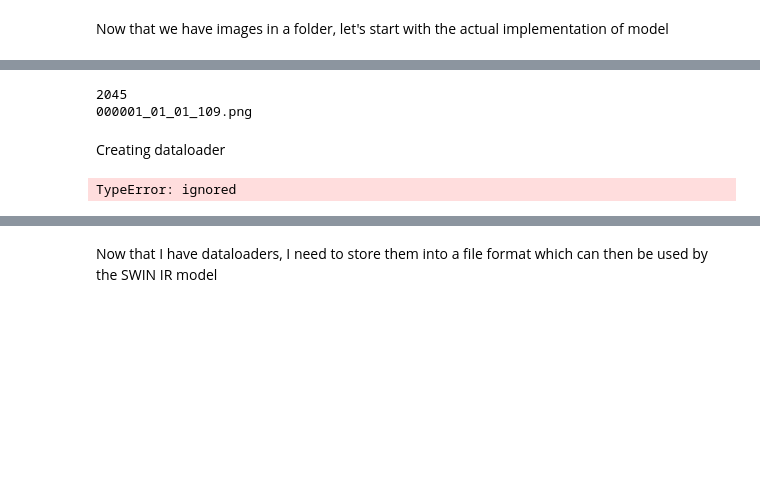
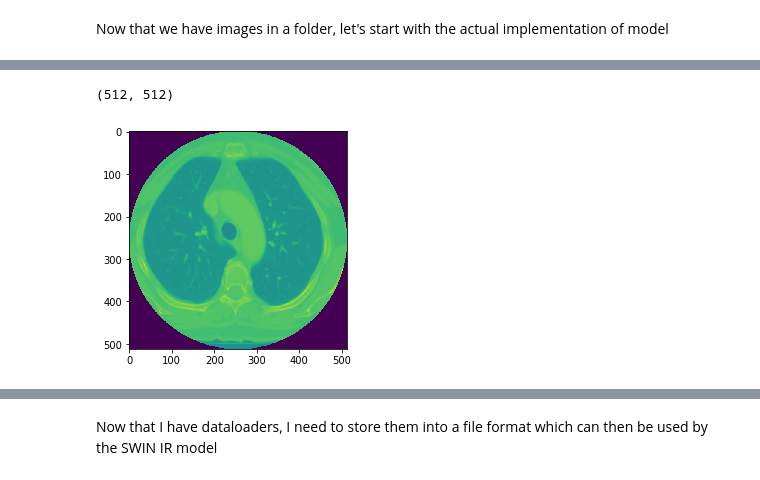
Before and after one commit to vidushiMaheshwari/SWIN-IR, a Jupyter notebook: SWIN_IR_transfer_learning.ipynb, the cells around one changed output, grey strips where cells are left out. Saved outputs shown, nothing was run; the diff lists cells and outputs as text; code cells hidden in the pictures; blank space fills up the shorter version.

Commit message:
Corrected Images saved in high_res folder

```diff
--- a/SWIN_IR_transfer_learning.ipynb
+++ b/SWIN_IR_transfer_learning.ipynb
@@ -180,9 +167,11 @@ def downsample(img, downsample_ratio, height=512, width=512):
     img = torchvision.transforms.functional.resize(img,
                 ((int)(img.size[1]*downsample_ratio),
                 (int)(img.size[0]*downsample_ratio)), interpolation=torchvision.transforms.transforms.InterpolationMode.NEAREST)
-    transform = torchvision.transforms.Compose([torchvision.transforms.Resize((height, width))])
+    transform = torchvision.transforms.Compose([torchvision.transforms.Resize((height, width)), torchvision.transforms.ToTensor()])
     img = transform(img)
     return img
+
+    ## this returns a PIL image
 
 # def normalising_windows(min, max, values):
 #         return (values-min)/((max-min)*1.0)
@@ -191,7 +180,6 @@ def windowing(img):
     '''
     TODO:: try only subtracting
     '''
-    img = img['image']
     img = np.array(img)
     max = (np.amax(np.amax(img, axis=1), axis=0))
     min = (np.amin(np.amin(img, axis=1), axis=0))
@@ -204,29 +192,21 @@ def windowing(img):
     return img
 # %%
 class custom_transformation():
-    def __call__(self, img, ratio=2):
-        name = img['name']
+    def __init__(self, ratio=2):
+      self.ratio = ratio
+    def __call__(self, img):
+        img = img
         img = windowing(img)
-        img = downsample(img, ratio, height=512, width=512)
-        transform = torchvision.transforms.Compose([torchvision.transforms.ToTensor()])
-        img = transform(img)
-        return [img, name]
+        # transform = torchvision.transforms.Compose([torchvision.transforms.ToTensor()])
+        # img = transform(img)
+        return img
     def __repr__(self):
         return "custom transformation"
 # %%
-dataset = CustomImageDataset('/content/DL_info.csv', '/content/Images_png', transform=custom_transformation())
-
-# dataset = torch.utils.data.Subset(dataset, mask)
+dataset = CustomImageDataset('/content/DL_info.csv', '/content/Images_png', transform=custom_transformation(ratio=4)) ## dataset
+## Ratio = 4, size = 512 * 512 (mid sized)
 
 import torch.utils.data as data_utils
 
 indices = torch.arange(2045) ## TODO: change this, once you are using more
 dataset = data_utils.Subset(dataset, indices)
-# %%
-print(len(dataset))
-for i in dataset:
-  print(i[1])
-  break
-# %% [output]
-2045
-000001_01_01_109.png
@@ -236,2 +212,0 @@ for i in dataset:
-# %% [markdown]
-Creating dataloader
@@ -242,5 +213,11 @@ dataloader = torch.utils.data.DataLoader(
-# %%
-for i in dataloader:
-  print(i[0])
-# %% [output]
-TypeError: ignored
+# %%
+import matplotlib.pyplot as plt
+
+for i in dataset:
+  print(i[0].shape)
+  plt.imshow(i[0], interpolation='nearest')
+  plt.show()
+  break
+# %% [output]
+(512, 512)
+[figure, added]
```
Also changed, not shown: parts of 42 cells of this notebook.
